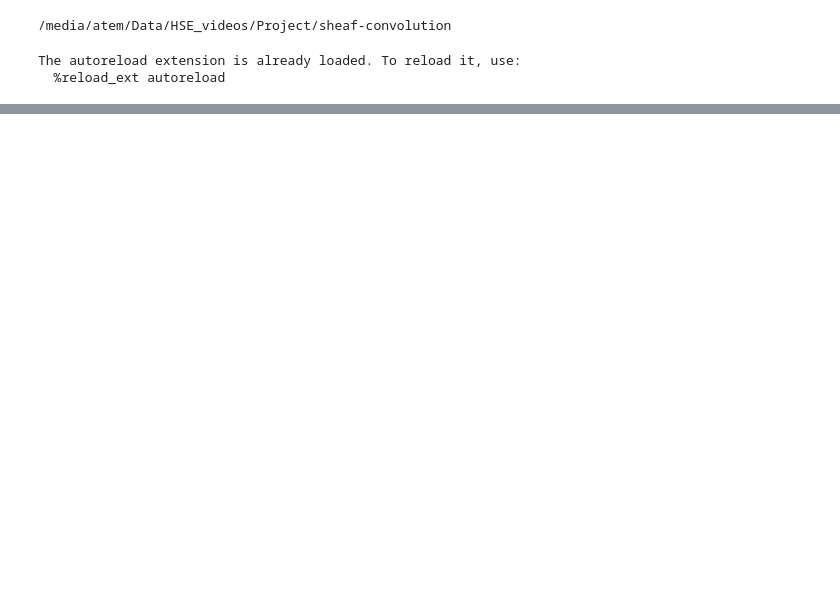
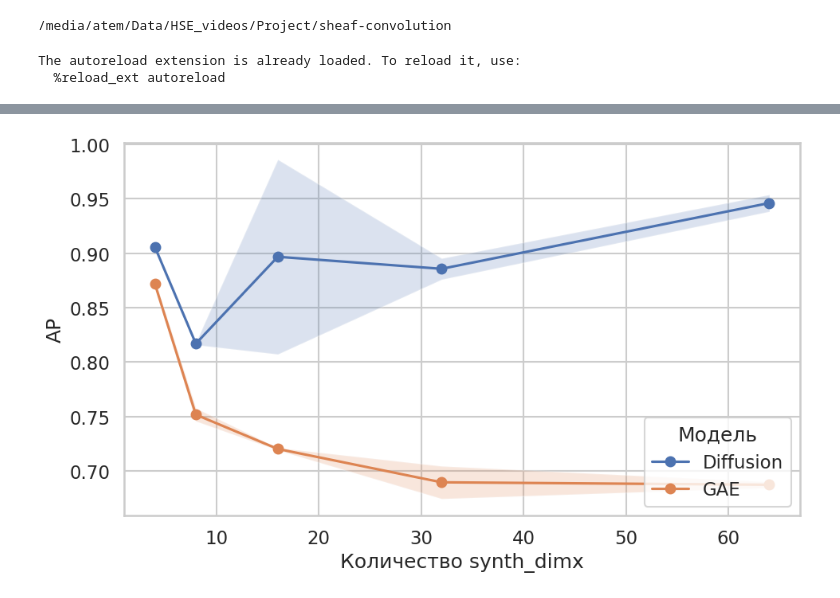
Before and after one commit to ArtemShamro/sheaf-convolution, a Jupyter notebook: notebooks/synthetic_results.ipynb, the cells around one changed output, grey strips where cells are left out. Saved outputs shown, nothing was run; the diff lists cells and outputs as text; code cells hidden in the pictures; blank space fills up the shorter version.

```diff
--- a/notebooks/synthetic_results.ipynb
+++ b/notebooks/synthetic_results.ipynb
@@ -94,0 +98,39 @@ plt.show()
+# %%
+df_dim = export_synth_exp_group_table(WORKSPACE_NAME, PROJECT_NAME, "featdim_effect")
+df_dim.groupby(['model_name', 'dataset/num_features']).mean(numeric_only=True)
+agg_dim = (
+    df_dim.groupby(["model_name", "dataset/num_features"])
+      .agg(
+          mean_ap=("test_ap_at_best_val", "mean"),
+          std_ap=("test_ap_at_best_val", "std")
+      )
+      .reset_index()
+)
+# %%
+sns.set(style="whitegrid", context="talk")
+
+plt.figure(figsize=(10, 6))
+
+for model in agg_dim["model_name"].unique():
+    sub = agg_dim[agg_dim["model_name"] == model]
+
+    # Линия среднего
+    plt.plot(sub["dataset/num_features"], sub["mean_ap"], marker="o", label=model)
+
+    # Область стандартного отклонения
+    plt.fill_between(
+        sub["dataset/num_features"],
+        sub["mean_ap"] - sub["std_ap"],
+        sub["mean_ap"] + sub["std_ap"],
+        alpha=0.2
+    )
+
+# plt.title("Зависимость AP от количества вершин графа", fontsize=16)
+plt.xlabel("Количество synth_dimx")
+plt.ylabel("AP")
+plt.legend(title="Модель", loc='lower right')
+plt.tight_layout()
+plt.savefig('synth_dimx.jpg')
+plt.show()
+# %% [output]
+[figure, added]
```
Also changed, not shown: parts of 9 cells of this notebook, 3 other files.
